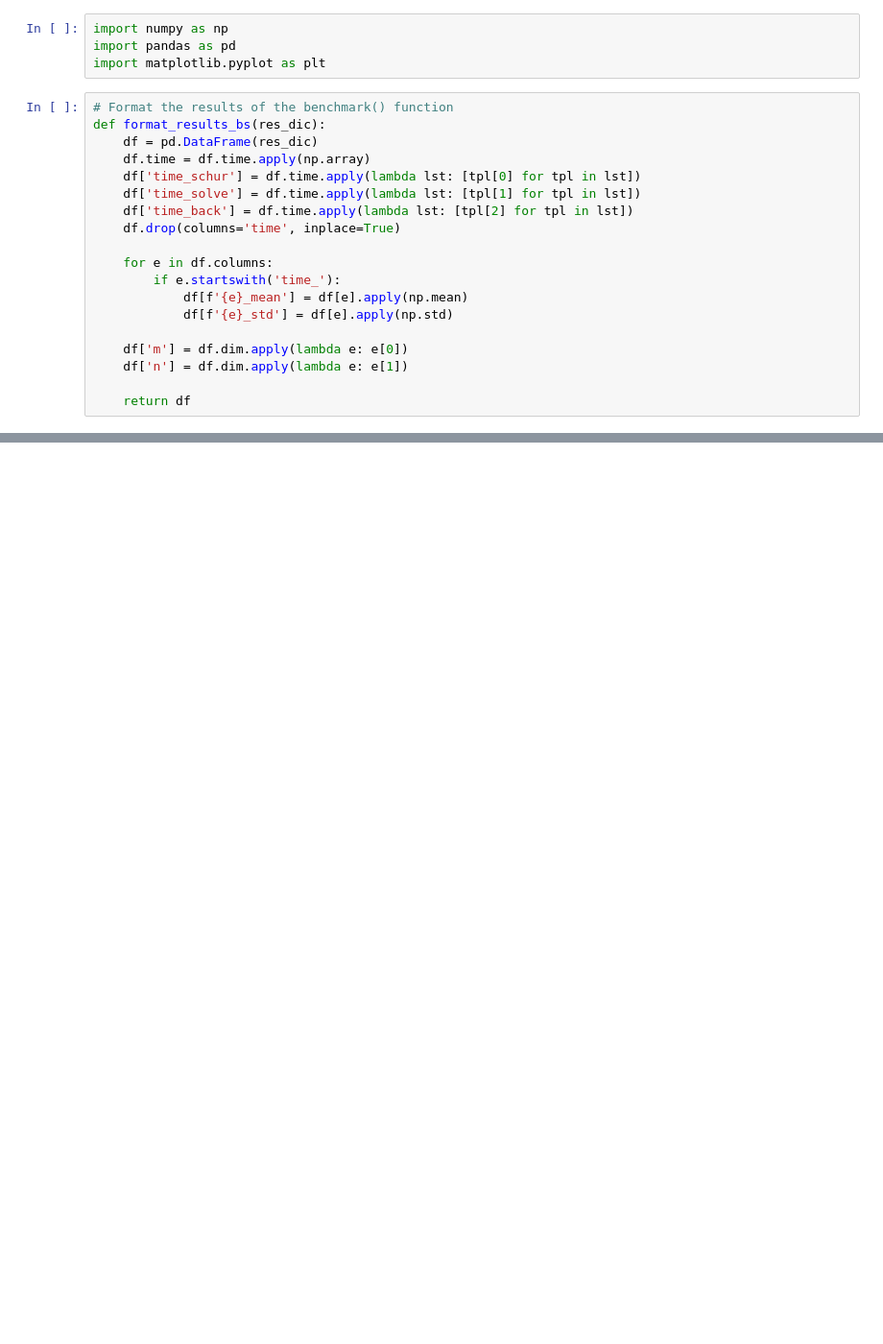
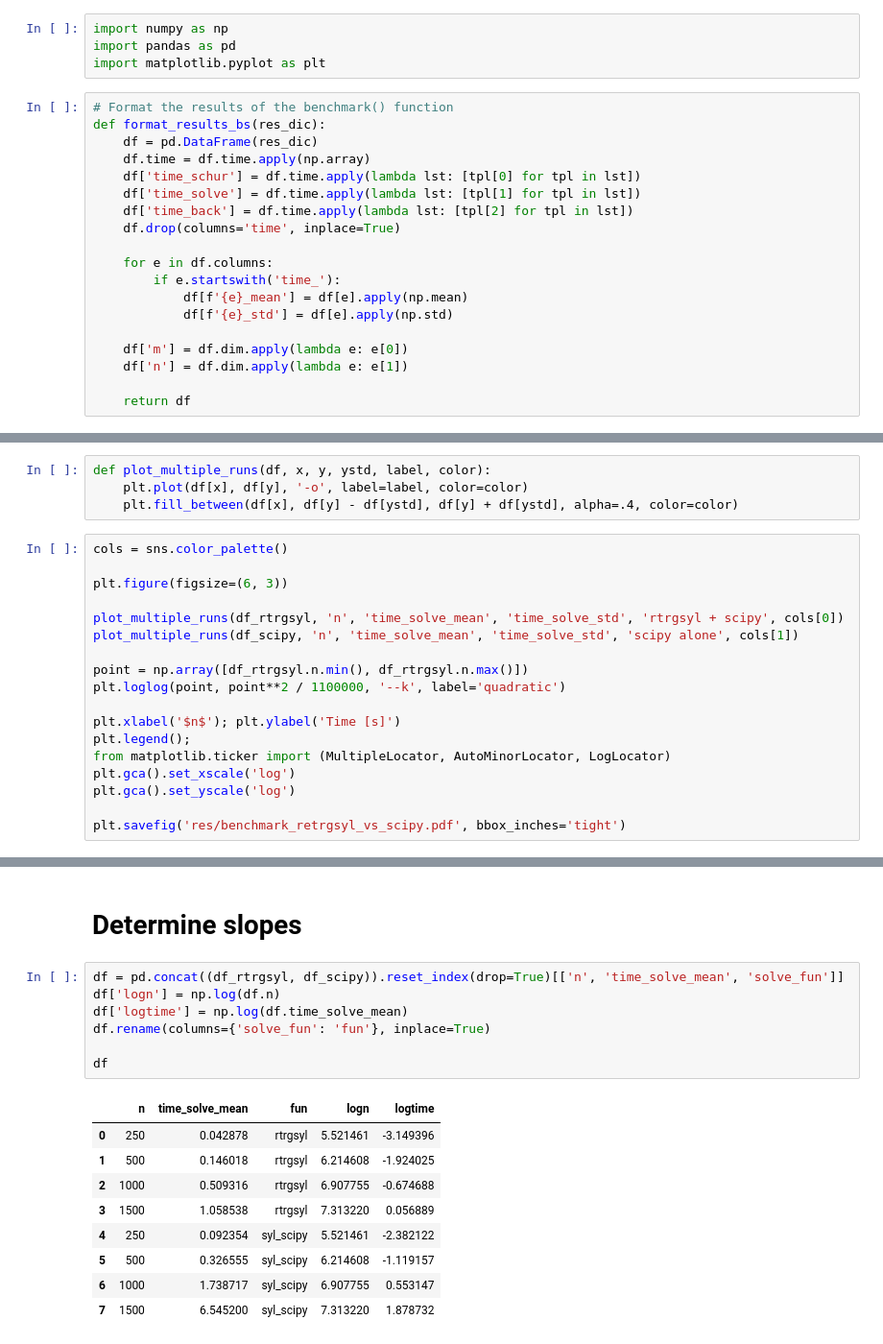
Before and after one commit to matthiaszeller/linalg-sylvester, a Jupyter notebook: 3-Benchmark-rtrgsyl.ipynb, the cells around one changed output, grey strips where cells are left out. Shown at 96% size. Saved outputs shown, nothing was run; the diff lists cells and outputs as text; blank space fills up the shorter version.

```diff
--- a/3-Benchmark-rtrgsyl.ipynb
+++ b/3-Benchmark-rtrgsyl.ipynb
@@ -37,0 +105,22 @@ def format_results_bs(res_dic):
+# %%
+def plot_multiple_runs(df, x, y, ystd, label, color):
+    plt.plot(df[x], df[y], '-o', label=label, color=color)
+    plt.fill_between(df[x], df[y] - df[ystd], df[y] + df[ystd], alpha=.4, color=color)
+# %%
+cols = sns.color_palette()
+
+plt.figure(figsize=(6, 3))
+
+plot_multiple_runs(df_rtrgsyl, 'n', 'time_solve_mean', 'time_solve_std', 'rtrgsyl + scipy', cols[0])
+plot_multiple_runs(df_scipy, 'n', 'time_solve_mean', 'time_solve_std', 'scipy alone', cols[1])
+
+point = np.array([df_rtrgsyl.n.min(), df_rtrgsyl.n.max()])
+plt.loglog(point, point**2 / 1100000, '--k', label='quadratic')
+
+plt.xlabel('$n$'); plt.ylabel('Time [s]')
+plt.legend();
+from matplotlib.ticker import (MultipleLocator, AutoMinorLocator, LogLocator)
+plt.gca().set_xscale('log')
+plt.gca().set_yscale('log')
+
+plt.savefig('res/benchmark_retrgsyl_vs_scipy.pdf', bbox_inches='tight')
@@ -37,0 +129,19 @@ def format_results_bs(res_dic):
+# %% [markdown]
+# Determine slopes
+# %%
+df = pd.concat((df_rtrgsyl, df_scipy)).reset_index(drop=True)[['n', 'time_solve_mean', 'solve_fun']]
+df['logn'] = np.log(df.n)
+df['logtime'] = np.log(df.time_solve_mean)
+df.rename(columns={'solve_fun': 'fun'}, inplace=True)
+
+df
+# %% [output]
+|  | n | time_solve_mean | fun | logn | logtime |
+| 0 | 250 | 0.042878 | rtrgsyl | 5.521461 | -3.149396 |
+| 1 | 500 | 0.146018 | rtrgsyl | 6.214608 | -1.924025 |
+| 2 | 1000 | 0.509316 | rtrgsyl | 6.907755 | -0.674688 |
+| 3 | 1500 | 1.058538 | rtrgsyl | 7.313220 | 0.056889 |
+| 4 | 250 | 0.092354 | syl_scipy | 5.521461 | -2.382122 |
+| 5 | 500 | 0.326555 | syl_scipy | 6.214608 | -1.119157 |
+| 6 | 1000 | 1.738717 | syl_scipy | 6.907755 | 0.553147 |
+| 7 | 1500 | 6.545200 | syl_scipy | 7.313220 | 1.878732 |
```
Also changed, not shown: parts of 20 cells of this notebook, 7 other files.
